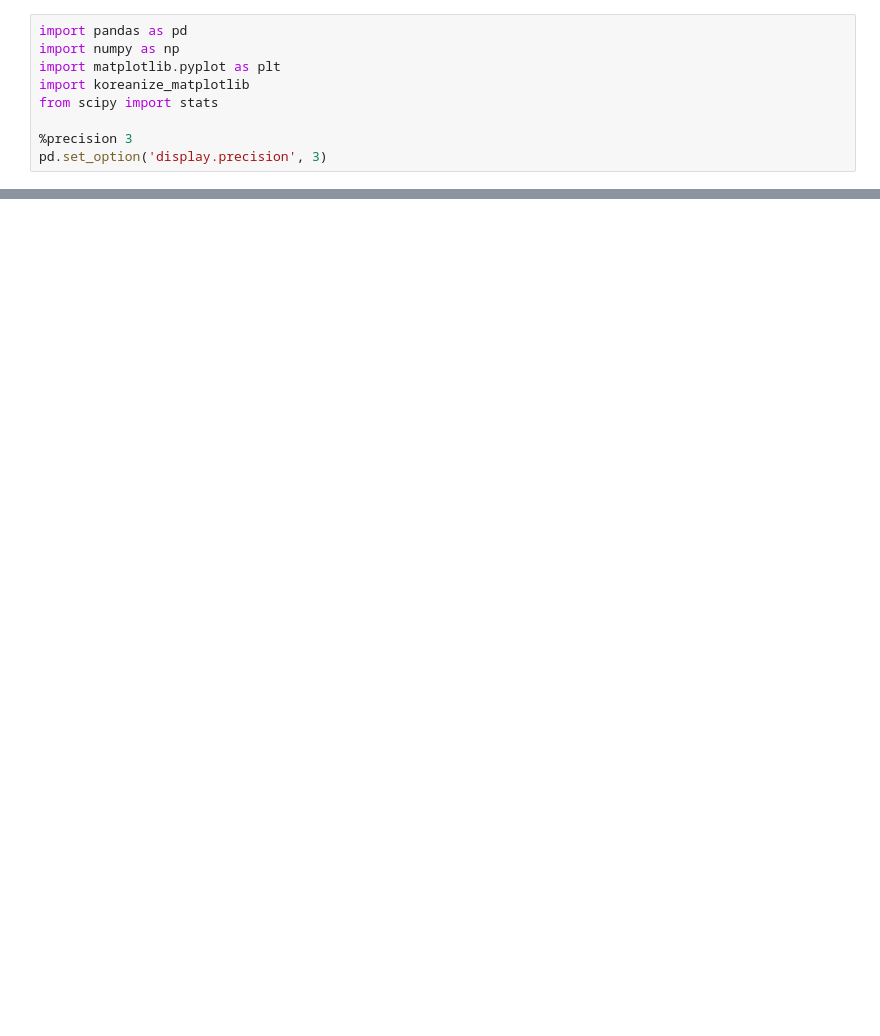
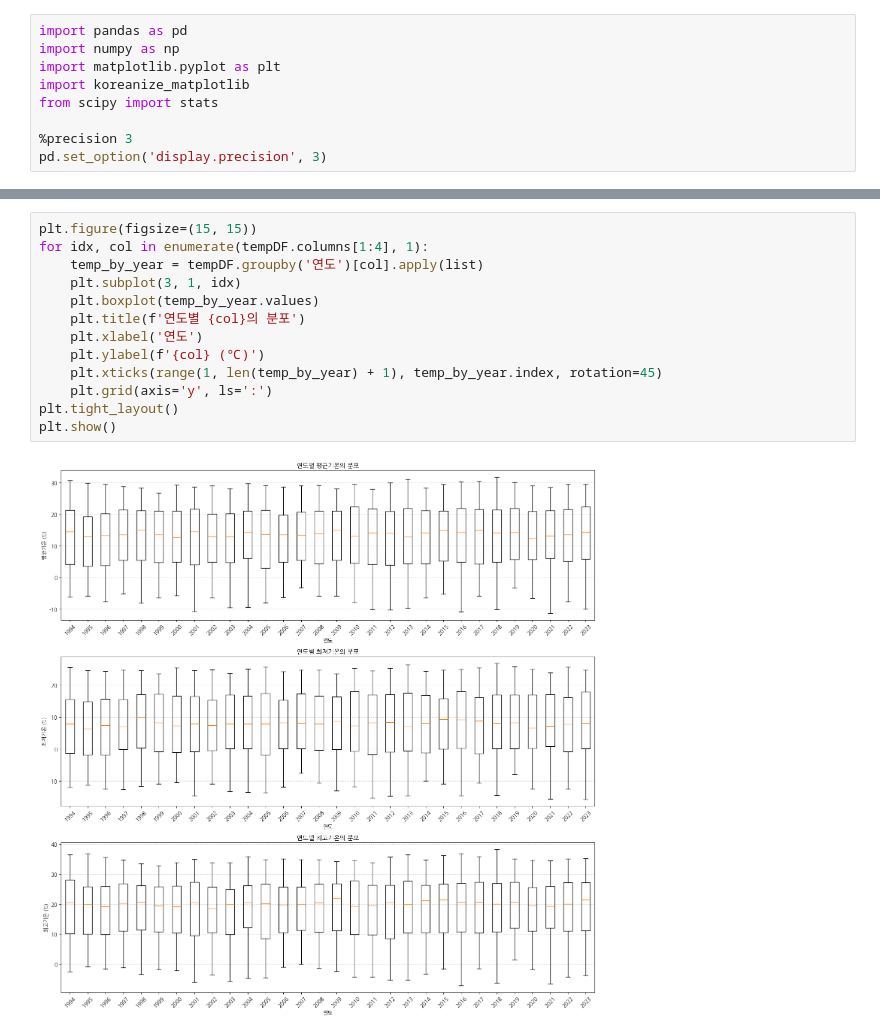
Before and after one commit to KDT-mini-project-06/KDT-mini_project-06, a Jupyter notebook: 이현길/temperature.ipynb, the cells around one changed output, grey strips where cells are left out. Cells and saved outputs as stored; diff of their text form; blank space fills up the shorter version.

```diff
--- a/이현길/temperature.ipynb
+++ b/이현길/temperature.ipynb
@@ -191,0 +228,15 @@ plt.show()
+# %%
+plt.figure(figsize=(15, 15))
+for idx, col in enumerate(tempDF.columns[1:4], 1):
+    temp_by_year = tempDF.groupby('연도')[col].apply(list)
+    plt.subplot(3, 1, idx)
+    plt.boxplot(temp_by_year.values)
+    plt.title(f'연도별 {col}의 분포')
+    plt.xlabel('연도')
+    plt.ylabel(f'{col} (℃)')
+    plt.xticks(range(1, len(temp_by_year) + 1), temp_by_year.index, rotation=45)
+    plt.grid(axis='y', ls=':')
+plt.tight_layout()
+plt.show()
+# %% [output]
+[figure, added]
```
Also changed, not shown: parts of 24 cells of this notebook, 1 other file.
